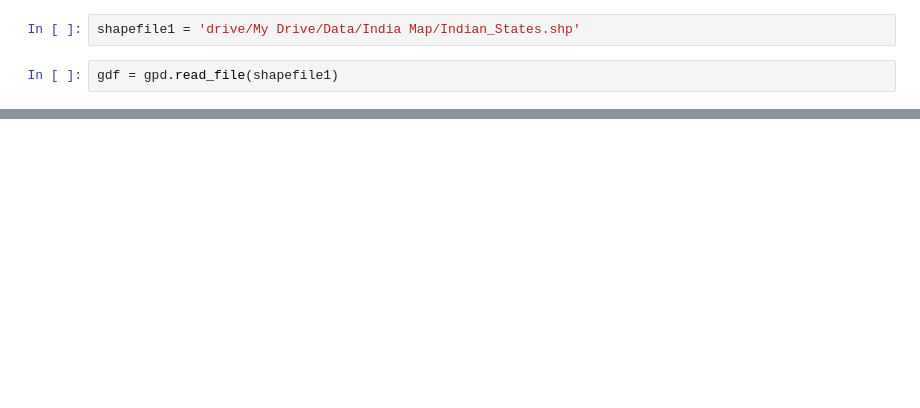
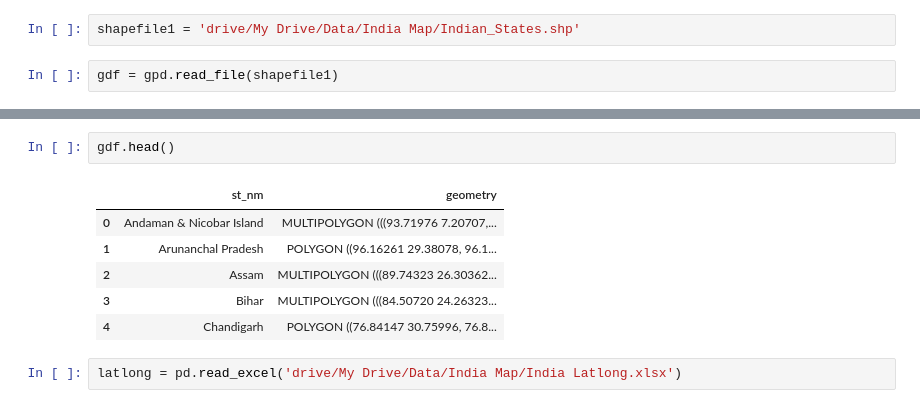
Before and after one commit to rajivsresearch/Corona, a Jupyter notebook: India_Corona_Visualization.ipynb, the cells around one changed output, grey strips where cells are left out. Cells and saved outputs as stored; diff of their text form; blank space fills up the shorter version.

```diff
--- a/India_Corona_Visualization.ipynb
+++ b/India_Corona_Visualization.ipynb
@@ -43,0 +32,11 @@ Text(81, 15, 'Andhra Pradesh')
+# %%
+gdf.head()
+# %% [output]
+|  | st_nm | geometry |
+| 0 | Andaman & Nicobar Island | MULTIPOLYGON (((93.71976 7.20707,... |
+| 1 | Arunanchal Pradesh | POLYGON ((96.16261 29.38078, 96.1... |
+| 2 | Assam | MULTIPOLYGON (((89.74323 26.30362... |
+| 3 | Bihar | MULTIPOLYGON (((84.50720 24.26323... |
+| 4 | Chandigarh | POLYGON ((76.84147 30.75996, 76.8... |
+# %%
+latlong = pd.read_excel('drive/My Drive/Data/India Map/India Latlong.xlsx')
```
Also changed, not shown: parts of 11 cells of this notebook.
